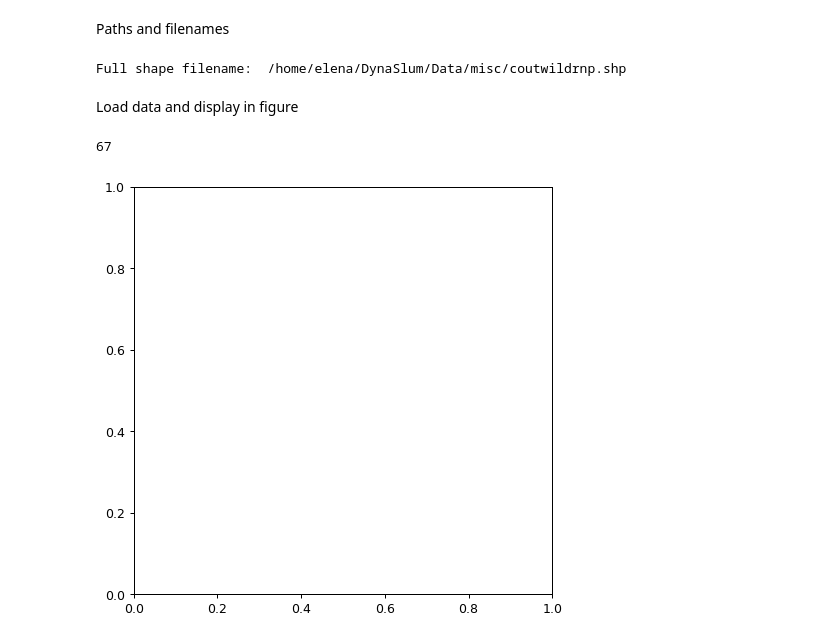
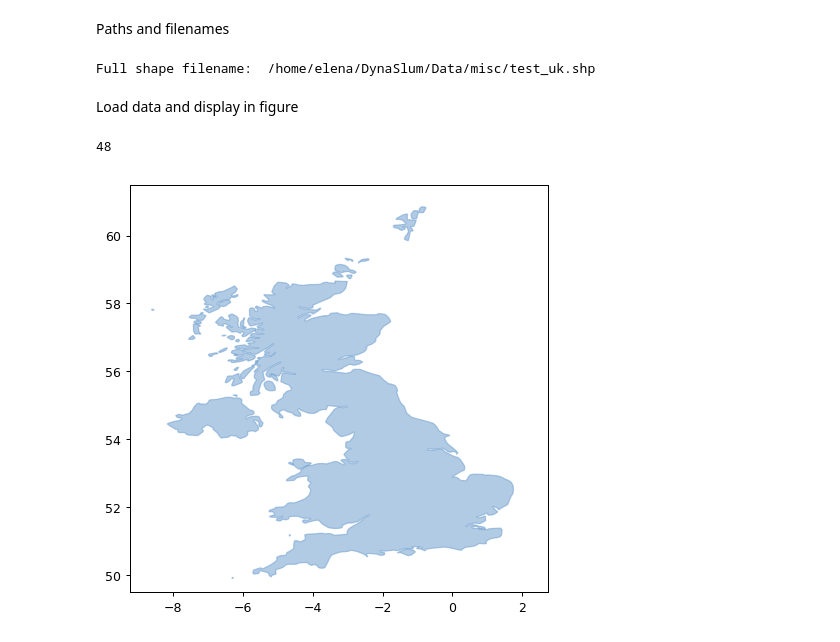
Before and after one commit to DynaSlum/satsense, a Jupyter notebook: Python/Notebooks/source_notebooks/JaccardIndexShapeFiles.ipynb, the cells around one changed output. Drawn from its saved outputs; the diff is of its cells as text; code cells hidden in the pictures.

Commit message:
First version of a notebook for loading and displaying shape files - work for example UK shape file

```diff
--- a/Python/Notebooks/source_notebooks/JaccardIndexShapeFiles.ipynb
+++ b/Python/Notebooks/source_notebooks/JaccardIndexShapeFiles.ipynb
@@ -22,31 +22,33 @@ TRUTH_SHAPE_PATH = "/home/elena/DynaSlum/Data/misc/"
 
 # masks filename
 #slums_shape_fname = "slums_municipality_ROI.shp"
-slums_shape_fname = "coutwildrnp.shp"
+#slums_shape_fname = "coutwildrnp.shp"
+slums_shape_fname = "test_uk.shp"
 
 # masks full filenames
 truth_slums_shape_fullfname = os.path.join(TRUTH_SHAPE_PATH, slums_shape_fname)
 
 print("Full shape filename: ", truth_slums_shape_fullfname)
 # %% [output]
-Full shape filename:  /home/elena/DynaSlum/Data/misc/coutwildrnp.shp
+Full shape filename:  /home/elena/DynaSlum/Data/misc/test_uk.shp
 # %% [markdown]
 Load data and display in figure
 # %%
 BLUE = '#6699cc'
 fig = plt.figure(1, figsize=(6, 6), dpi=90)
 ax = fig.add_subplot(111)
 with fiona.open(truth_slums_shape_fullfname, "r") as f:
     print(len(f))
 with ficol(truth_slums_shape_fullfname, "r") as input:
     for f in input:
         #print(f)
         ax.add_patch(
             PolygonPatch(
                 f['geometry'], fc=BLUE, ec=BLUE, alpha=0.5 ))
-
+ax.set_xlim(-9.25, 2.75)
+ax.set_ylim(49.5, 61.5)
 plt.show()
 # fig.savefig('test_uk.png')
 # %% [output]
-67
+48
-[figure, old version]
+[figure, new version]
```
